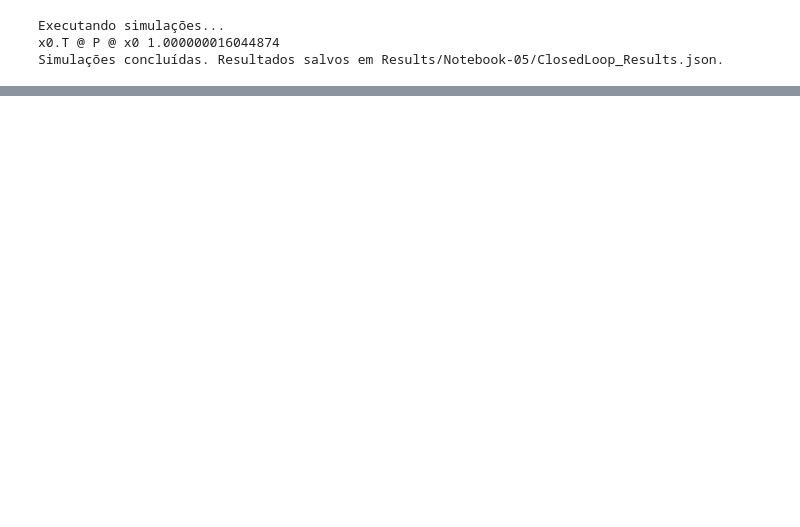
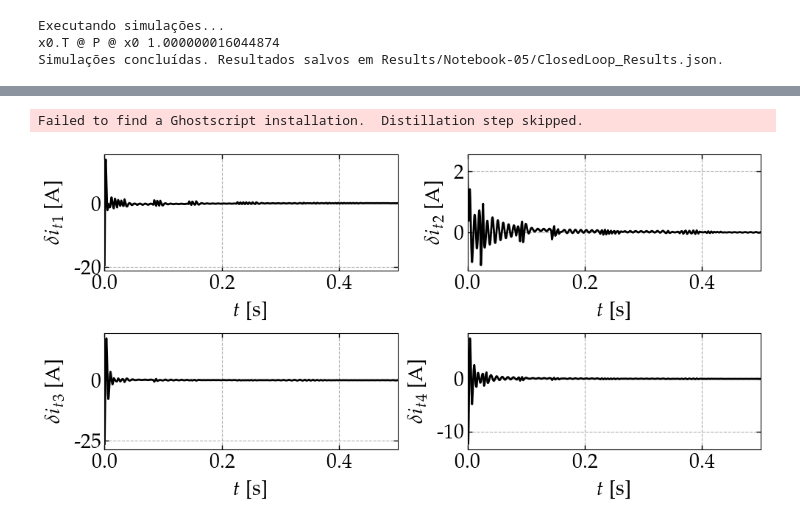
Before and after one commit to andel-vitorio/event-based-control, a Jupyter notebook: Notebooks/PETC for DC Converters/07 - DAETM, Saturated, Linear Control.ipynb, the cells around one changed output, grey strips where cells are left out. Saved outputs shown, nothing was run; the diff lists cells and outputs as text; code cells hidden in the pictures; blank space fills up the shorter version.

```diff
--- a/Notebooks/PETC for DC Converters/07 - DAETM, Saturated, Linear Control.ipynb
+++ b/Notebooks/PETC for DC Converters/07 - DAETM, Saturated, Linear Control.ipynb
@@ -942,0 +957,22 @@ for i in range(2 * dgs_amount, 2 * dgs_amount + lines):
+# %%
+fig = plt.figure(figsize=(10, 5), layout='constrained')
+
+mosaic = [['δit1', 'δit2'], ['δit3', 'δit4']]
+axs = fig.subplot_mosaic(mosaic)
+
+for i in range(dgs_amount, 2 * dgs_amount):
+  gph.plot(axs[f'δit{i-dgs_amount+1}'], timepts, [v[i] for v in y],
+           '$t$ [s]', f'$\\delta {{i_t}}_{i-dgs_amount+1}$ [A]',
+           plot_cfg={**cfg,
+                     'style': {**cfg['style']},
+                     'axis': {**cfg['axis'], 'x_digits': t_decimal_places, 'y_digits': 0},
+                     'limits': {**cfg['limits'], **axis_limits},
+                     })
+
+plt.tight_layout(pad=1.)
+
+file_path = r"P:\Papers\PETC_for_Microgrids\Figs\inductor_currents.eps"
+fig.savefig(file_path, format='eps', bbox_inches='tight', dpi=600)
+# %% [output]
+Failed to find a Ghostscript installation.  Distillation step skipped.
+[figure, added]
```
Also changed, not shown: parts of 9 cells of this notebook, 1 other file.
